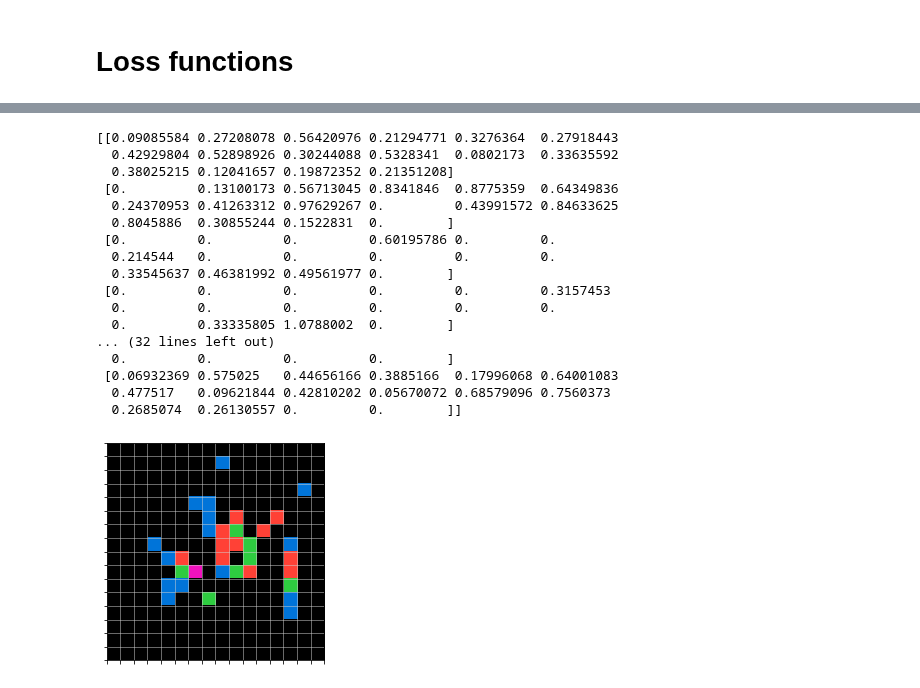
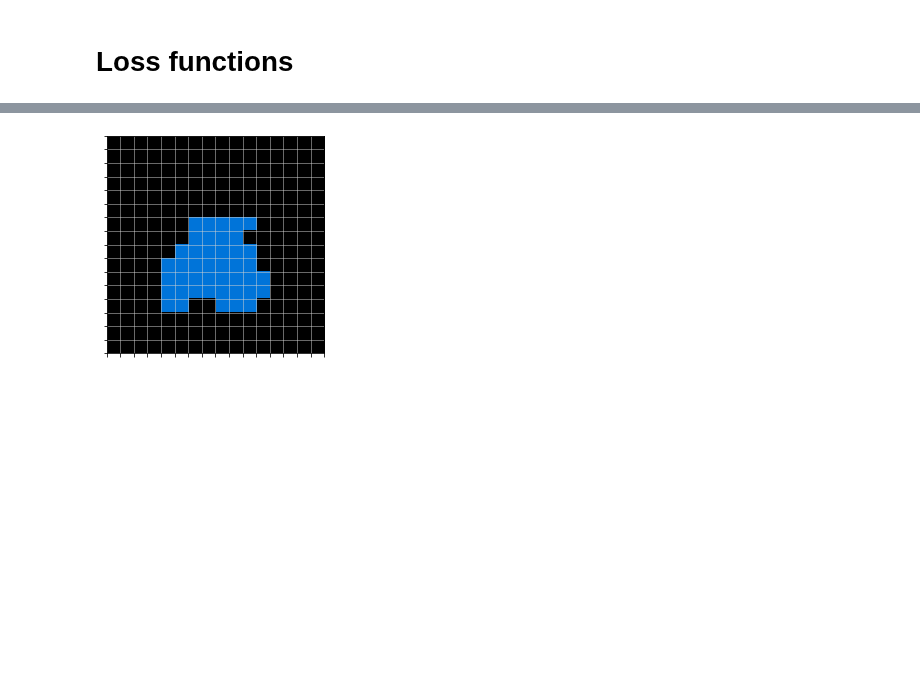
Before and after one commit to omerhac/arc_challenge, a Jupyter notebook: board_gan.ipynb, the cells around one changed output, grey strips where cells are left out. Saved outputs shown, nothing was run; the diff lists cells and outputs as text; code cells hidden in the pictures; blank space fills up the shorter version.

```diff
--- a/board_gan.ipynb
+++ b/board_gan.ipynb
@@ -65,8 +65,8 @@ print(rotated_boards.shape)
 # %% [markdown]
 # GAN
 # %%
-## constants ""
-GENERATOR_DENSE_REP = 50
+## constants ##
+GENERATOR_DENSE_REP = 64
 N_CHANNELS = 1
 BOARD_SIZE = [16,16]
 # %% [markdown]
@@ -84,31 +84,31 @@ def generator():
     """
 
     # project and reshape z
-    linear = Dense(128*4*4, activation='linear')(z)
-    reshaped_z = tf.keras.layers.Reshape([4, 4, 128])(linear)
+    linear = Dense(256*4*4, activation='linear')(z)
+    reshaped_z = tf.keras.layers.Reshape([4, 4, 256])(linear)
 
     # first deconv layer
-    g_conv1 = Conv2DTranspose(64, kernel_size=(3,3), activation='relu')(reshaped_z)
+    g_conv1 = Conv2DTranspose(128, kernel_size=(3,3), activation='linear')(reshaped_z)
     g_normalized_1 = BatchNormalization(momentum=0.9)(g_conv1)
 
     # second deconv layer
-    g_conv2 = Conv2DTranspose(32, kernel_size=(3,3), activation='relu')(g_normalized_1)
+    g_conv2 = Conv2DTranspose(64, kernel_size=(3,3), activation='linear')(g_normalized_1)
     g_normalized_2 = BatchNormalization(momentum=0.9)(g_conv2)
 
     # third deconv layer
-    g_conv3 = Conv2DTranspose(32, kernel_size=(3,3), activation='relu')(g_normalized_2)
+    g_conv3 = Conv2DTranspose(32, kernel_size=(3,3), activation='linear')(g_normalized_2)
     g_normalized_3 = BatchNormalization(momentum=0.9)(g_conv3)
 
     # fourth deconv layer
-    g_conv4 = Conv2DTranspose(16, kernel_size=(3,3), activation='relu')(g_normalized_3)
+    g_conv4 = Conv2DTranspose(16, kernel_size=(3,3), activation='linear')(g_normalized_3)
     g_normalized_4 = BatchNormalization(momentum=0.9)(g_conv4)
 
     # fifth deconv layer
-    g_conv5 = Conv2DTranspose(8, kernel_size=(3,3), activation='relu')(g_normalized_4)
+    g_conv5 = Conv2DTranspose(8, kernel_size=(3,3), activation='linear')(g_normalized_4)
     g_normalized_5 = BatchNormalization(momentum=0.9)(g_conv5)
 
     # final layer
-    output_board = Conv2DTranspose(1, kernel_size=(3,3), activation='relu')(g_normalized_5)
+    output_board = Conv2DTranspose(1, kernel_size=(3,3), activation='tanh')(g_normalized_5)
 
     return output_board
 
@@ -257,23 +295,6 @@ for epoch in range(EPOCHS):
 # %%
-b = preprocess.plotting_shape_board(fake_boards[0].numpy())
+b = preprocess.plotting_shape_board(g(np.random.uniform(-1, 1, [2000, GENERATOR_DENSE_REP]).astype(np.float32)).numpy()[400])
 fig, ax = plt.subplots(1,1)
 preprocess.plot_board(b, ax)
 # %% [output]
-[[0.09085584 0.27208078 0.56420976 0.21294771 0.3276364  0.27918443
-  0.42929804 0.52898926 0.30244088 0.5328341  0.0802173  0.33635592
-  0.38025215 0.12041657 0.19872352 0.21351208]
- [0.         0.13100173 0.56713045 0.8341846  0.8775359  0.64349836
-  0.24370953 0.41263312 0.97629267 0.         0.43991572 0.84633625
-  0.8045886  0.30855244 0.1522831  0.        ]
- [0.         0.         0.         0.60195786 0.         0.
-  0.214544   0.         0.         0.         0.         0.
-  0.33545637 0.46381992 0.49561977 0.        ]
- [0.         0.         0.         0.         0.         0.3157453
-  0.         0.         0.         0.         0.         0.
-  0.         0.33335805 1.0788002  0.        ]
-... (32 lines left out)
-  0.         0.         0.         0.        ]
- [0.06932369 0.575025   0.44656166 0.3885166  0.17996068 0.64001083
-  0.477517   0.09621844 0.42810202 0.05670072 0.68579096 0.7560373
-  0.2685074  0.26130557 0.         0.        ]]
-[figure, old version]
+[figure, new version]
```
Also changed, not shown: parts of 7 cells of this notebook.
